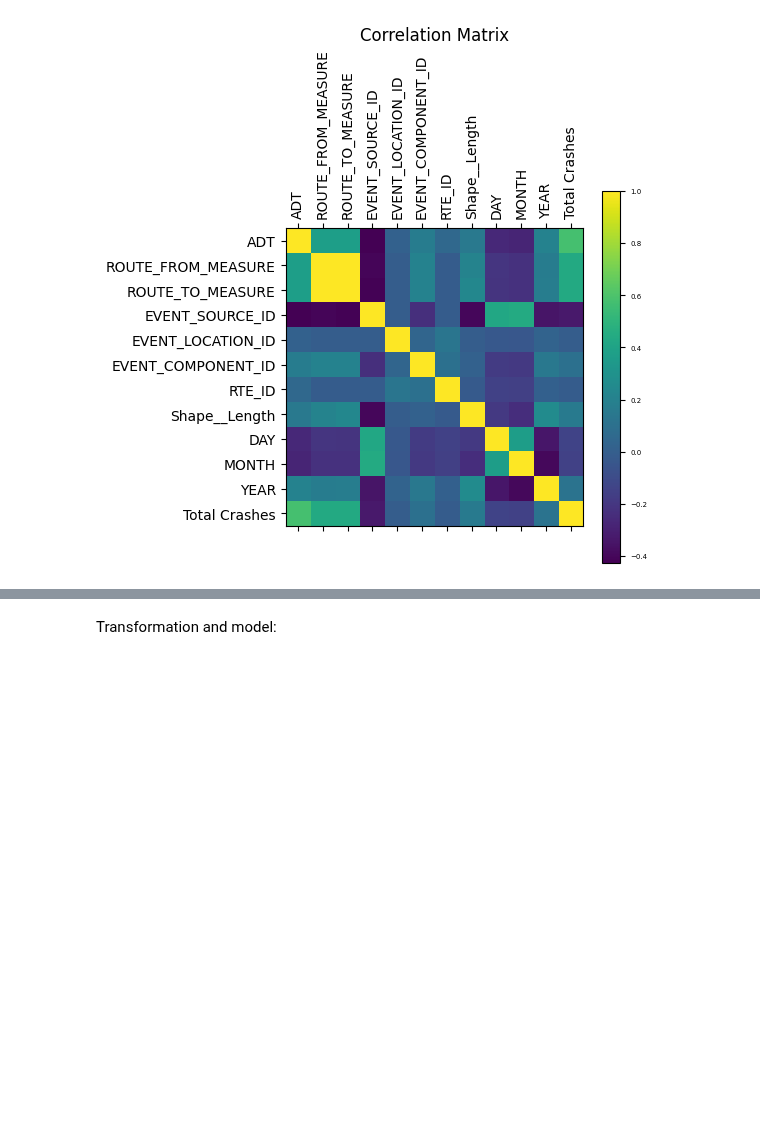
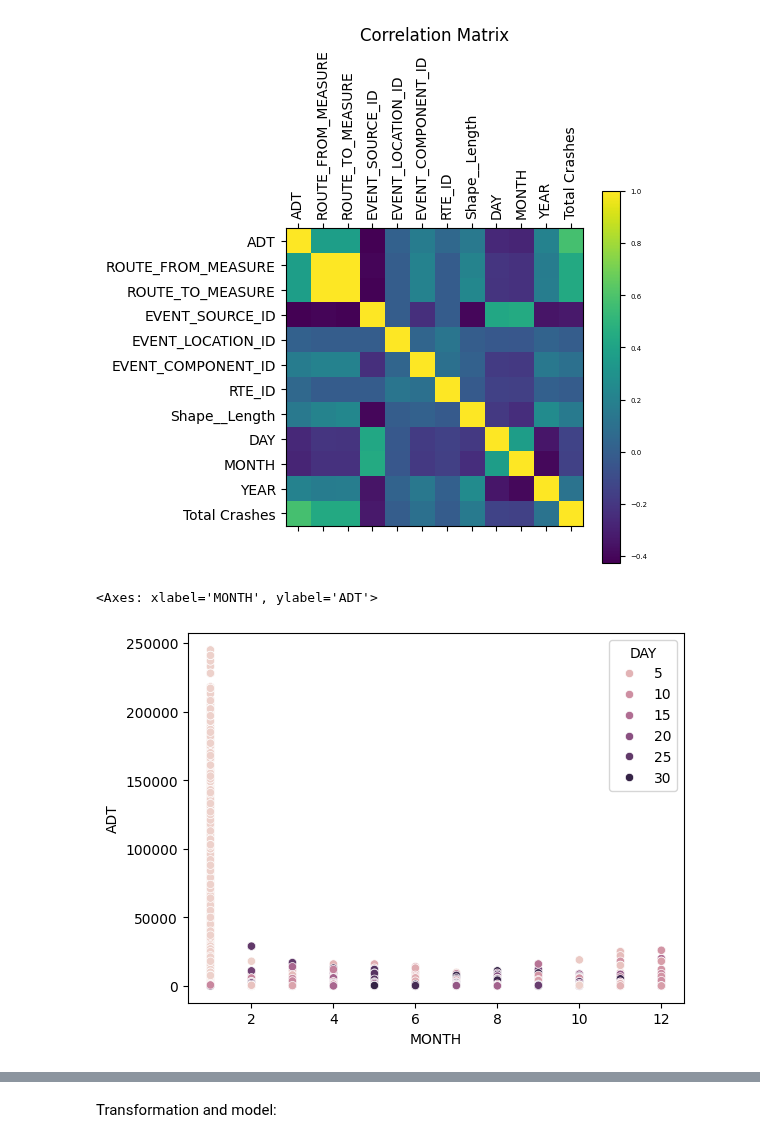
Before and after one commit to helen-yao/ML4VA, a Jupyter notebook: ML4VA/ml4va.ipynb, the cells around one changed output, grey strips where cells are left out. Drawn from its saved outputs; the diff is of its cells as text; code cells hidden in the pictures; blank space fills up the shorter version.

Commit message:
added visualization back in

```diff
--- a/ML4VA/ml4va.ipynb
+++ b/ML4VA/ml4va.ipynb
@@ -363,0 +369,6 @@ plt.show()
+# %%
+import seaborn as sns
+sns.scatterplot(data=combined_df,x='MONTH',y='ADT', hue='DAY')
+# %% [output]
+<Axes: xlabel='MONTH', ylabel='ADT'>
+[figure, added]
```
Also changed, not shown: parts of 5 cells of this notebook.
